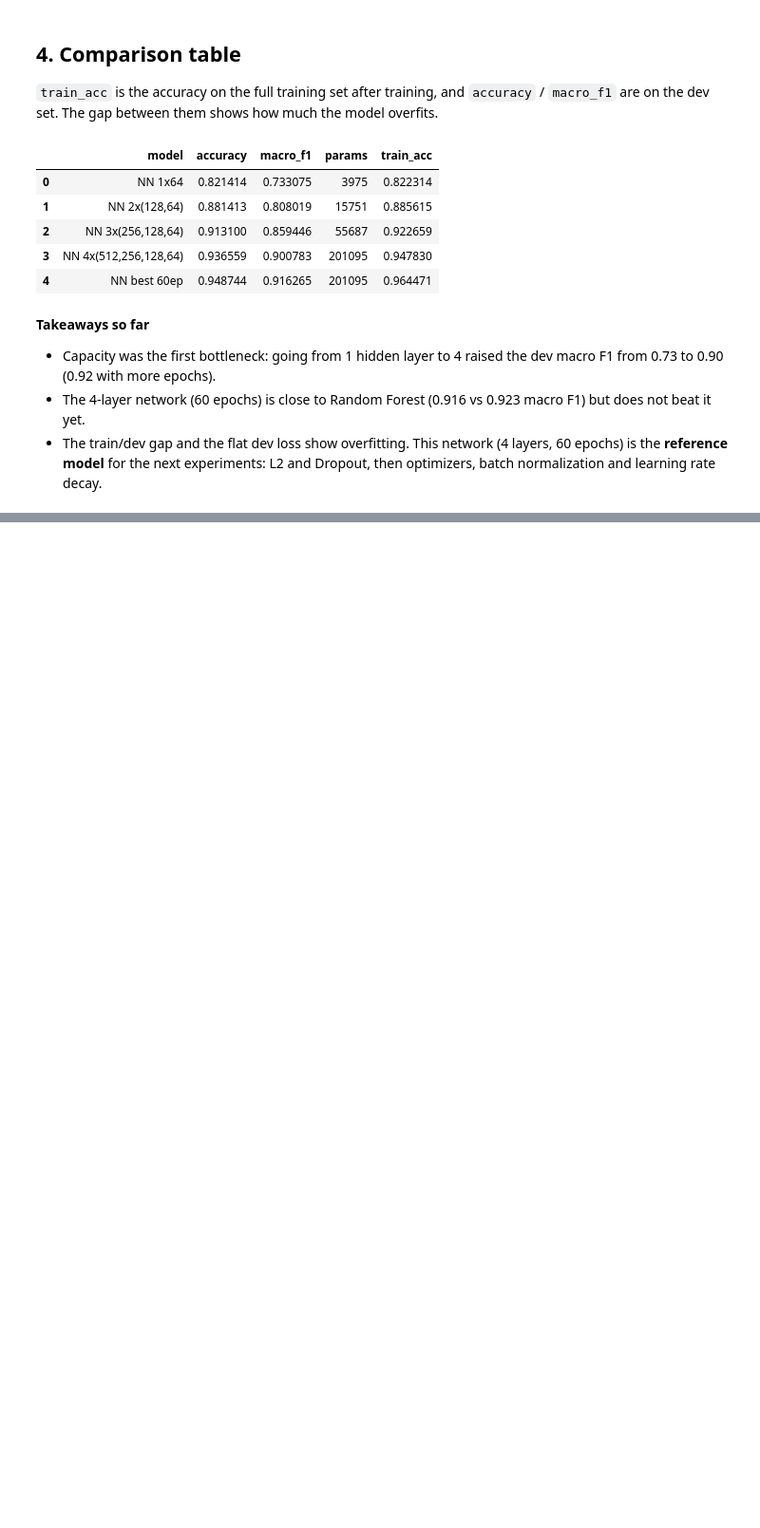
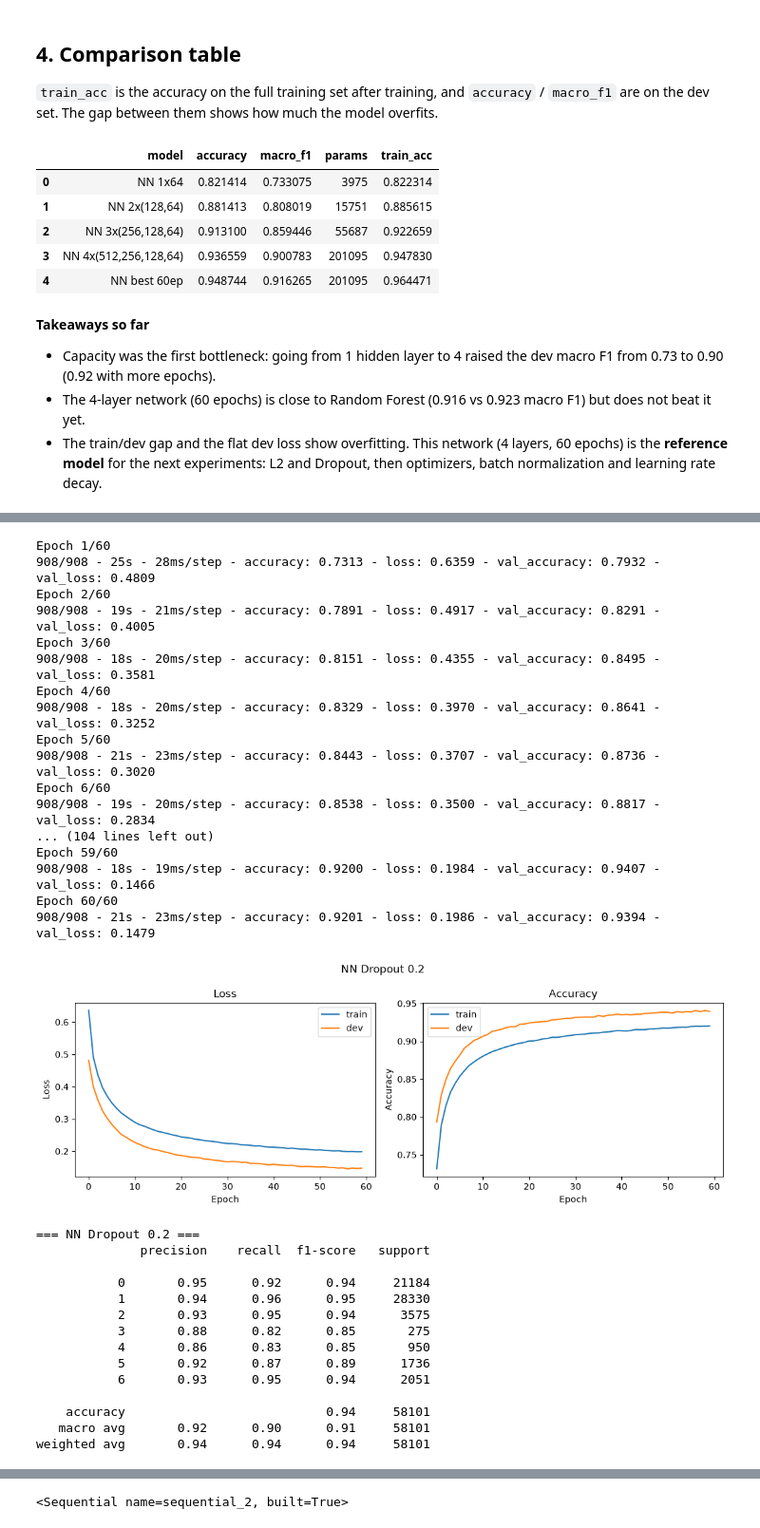
Before and after one commit to MaralFarahmandfar/Forest-Cover-Type, a Jupyter notebook: notebooks/03_nn_experiments.ipynb, the cells around one changed output, grey strips where cells are left out. Shown at 95% size. Cells and saved outputs as stored; diff of their text form; code cells hidden in the pictures; blank space fills up the shorter version.

```diff
--- a/notebooks/03_nn_experiments.ipynb
+++ b/notebooks/03_nn_experiments.ipynb
@@ -320,0 +388,35 @@ pd.DataFrame(results).to_csv("../results/nn_results.csv", index=False)
+# %%
+run_experiment("NN Dropout 0.2", [512, 256, 128, 64], data, results, epochs=60, dropout=0.2)
+# %% [output]
+Epoch 1/60
+908/908 - 25s - 28ms/step - accuracy: 0.7313 - loss: 0.6359 - val_accuracy: 0.7932 - val_loss: 0.4809
+Epoch 2/60
+908/908 - 19s - 21ms/step - accuracy: 0.7891 - loss: 0.4917 - val_accuracy: 0.8291 - val_loss: 0.4005
+Epoch 3/60
+908/908 - 18s - 20ms/step - accuracy: 0.8151 - loss: 0.4355 - val_accuracy: 0.8495 - val_loss: 0.3581
+Epoch 4/60
+908/908 - 18s - 20ms/step - accuracy: 0.8329 - loss: 0.3970 - val_accuracy: 0.8641 - val_loss: 0.3252
+Epoch 5/60
+908/908 - 21s - 23ms/step - accuracy: 0.8443 - loss: 0.3707 - val_accuracy: 0.8736 - val_loss: 0.3020
+Epoch 6/60
+908/908 - 19s - 20ms/step - accuracy: 0.8538 - loss: 0.3500 - val_accuracy: 0.8817 - val_loss: 0.2834
+... (104 lines left out)
+Epoch 59/60
+908/908 - 18s - 19ms/step - accuracy: 0.9200 - loss: 0.1984 - val_accuracy: 0.9407 - val_loss: 0.1466
+Epoch 60/60
+908/908 - 21s - 23ms/step - accuracy: 0.9201 - loss: 0.1986 - val_accuracy: 0.9394 - val_loss: 0.1479
+[figure, added]
+=== NN Dropout 0.2 ===
+              precision    recall  f1-score   support
+
+           0       0.95      0.92      0.94     21184
+           1       0.94      0.96      0.95     28330
+           2       0.93      0.95      0.94      3575
+           3       0.88      0.82      0.85       275
+           4       0.86      0.83      0.85       950
+           5       0.92      0.87      0.89      1736
+           6       0.93      0.95      0.94      2051
+
+    accuracy                           0.94     58101
+   macro avg       0.92      0.90      0.91     58101
+weighted avg       0.94      0.94      0.94     58101
@@ -320,0 +424 @@ pd.DataFrame(results).to_csv("../results/nn_results.csv", index=False)
+<Sequential name=sequential_2, built=True>
```
Also changed, not shown: parts of 8 cells of this notebook, 6 other files.
